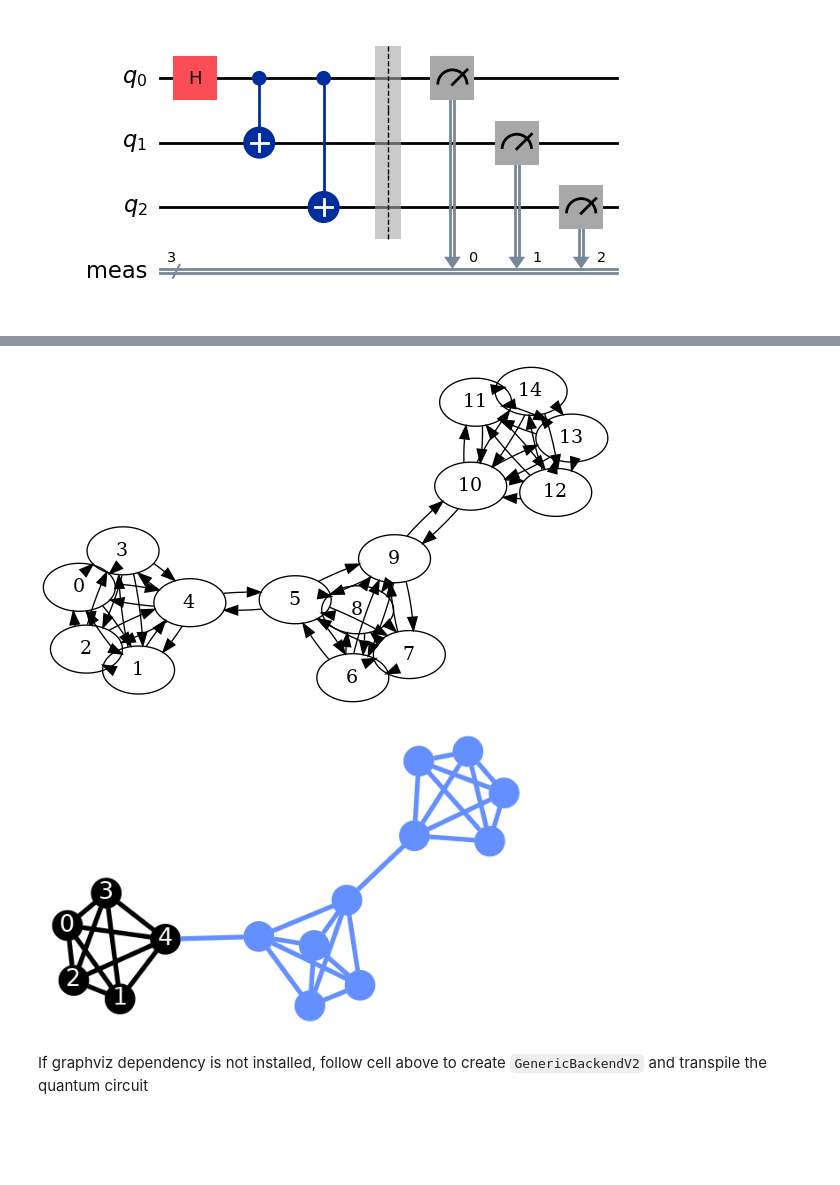
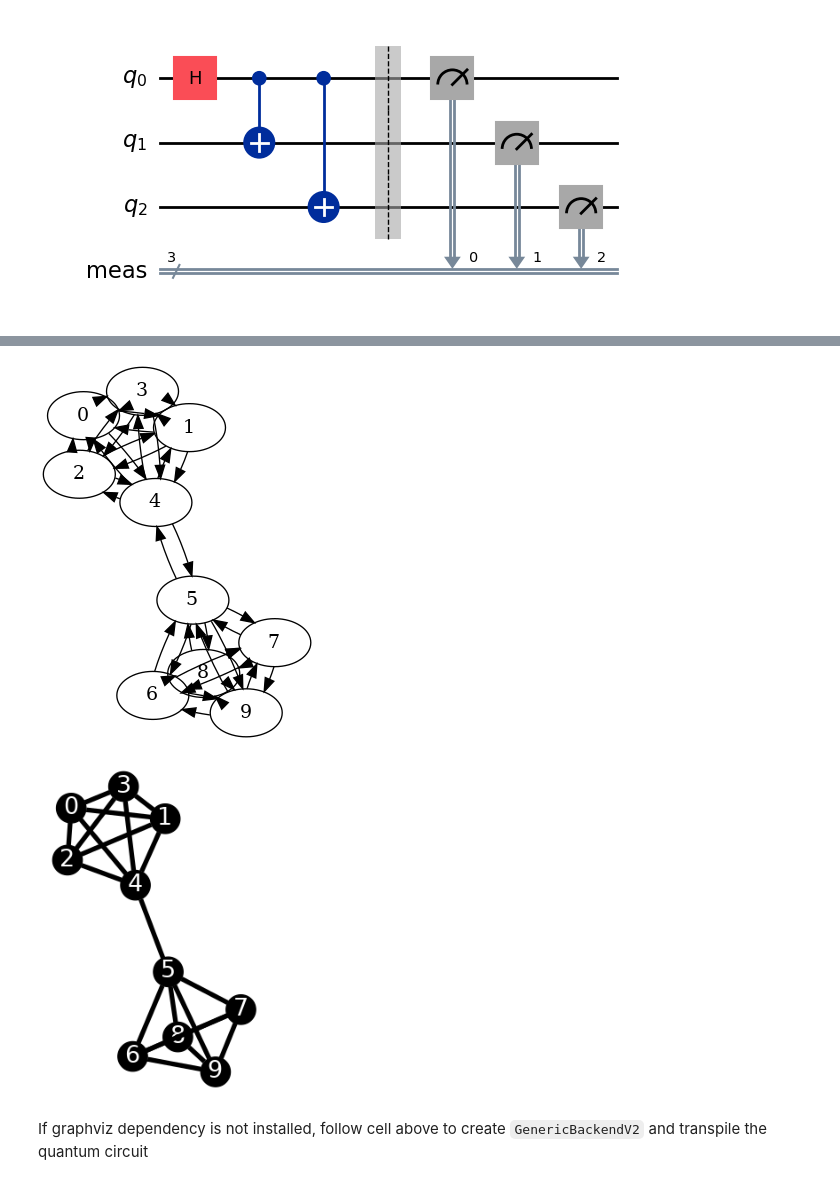
Before and after one commit to natashaval/qubit-mapping-distributed-qc, a Jupyter notebook: 0_generic_backend.ipynb, the cells around one changed output, grey strips where cells are left out. Cells and saved outputs as stored; diff of their text form; code cells hidden in the pictures; blank space fills up the shorter version.

```diff
--- a/0_generic_backend.ipynb
+++ b/0_generic_backend.ipynb
@@ -19,8 +19,8 @@ from qiskit.visualization import plot_circuit_layout, plot_coupling_map, plot_hi
 # %%
 # coupling map structure ring
 num_qubits = 5
-num_group = 3
+num_group = 2
 
 coupling_list_ring = build_coupling_list_ring(num_qubits, num_group)
 cm_ring = CouplingMap(couplinglist=coupling_list_ring)
-# display(cm_ring.draw()) # for graphviz
+display(cm_ring.draw()) # for graphviz
@@ -61,14 +64,14 @@ display(plot_histogram(counts))
 # %%
 coupling_list_full = build_coupling_list_full(num_qubits, num_group)
 cm_full = CouplingMap(couplinglist=coupling_list_full)
 display(cm_full.draw()) #graphviz dependency
 
-qc_full = QuantumCircuit(num_qubits)
+qc_full = QuantumCircuit(num_qubits*num_group)
 backend_full = GenericBackendV2(num_qubits=num_qubits*num_group, coupling_map=cm_full)
 transpile_full = transpile(qc_full, backend_full)
 display(plot_circuit_layout(transpile_full, backend_full))
 # %% [output]
-[figure, old version]
+[figure, new version]
-[figure, old version]
+[figure, new version]
 # %% [markdown]
 If graphviz dependency is not installed, follow cell above to create `GenericBackendV2` and transpile the quantum circuit
```
Also changed, not shown: parts of 8 cells of this notebook, 2 other files.
